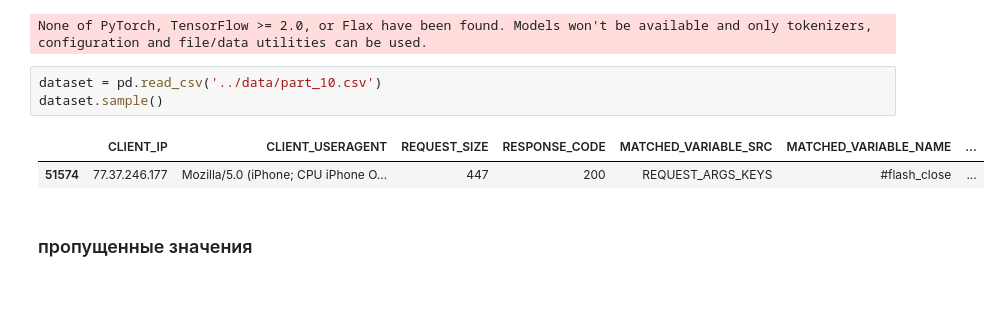
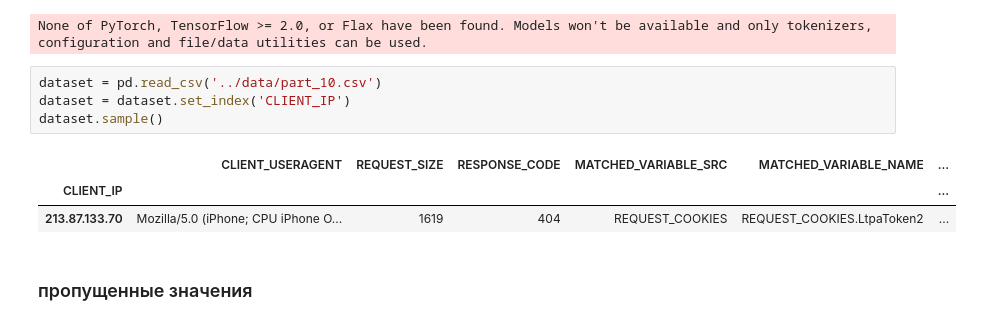
Before and after one commit to zhuravlstrogo/HarmfulHTTP, a Jupyter notebook: notebooks/0.1.feature_transform.ipynb, the cells around one changed output. Cells and saved outputs as stored; diff of their text form; blank space fills up the shorter version.

```diff
--- a/notebooks/0.1.feature_transform.ipynb
+++ b/notebooks/0.1.feature_transform.ipynb
@@ -23,10 +23,12 @@ warnings.filterwarnings("ignore")
 None of PyTorch, TensorFlow >= 2.0, or Flax have been found. Models won't be available and only tokenizers, configuration and file/data utilities can be used.
 # %%
 dataset = pd.read_csv('../data/part_10.csv')
+dataset = dataset.set_index('CLIENT_IP')
 dataset.sample()
 # %% [output]
-|  | CLIENT_IP | CLIENT_USERAGENT | REQUEST_SIZE | RESPONSE_CODE | MATCHED_VARIABLE_SRC | MATCHED_VARIABLE_NAME | ... |
-| 51574 | 77.37.246.177 | Mozilla/5.0 (iPhone; CPU iPhone O... | 447 | 200 | REQUEST_ARGS_KEYS | #flash_close | ... |
+|  | CLIENT_USERAGENT | REQUEST_SIZE | RESPONSE_CODE | MATCHED_VARIABLE_SRC | MATCHED_VARIABLE_NAME | ... |
+| CLIENT_IP |  |  |  |  |  | ... |
+| 213.87.133.70 | Mozilla/5.0 (iPhone; CPU iPhone O... | 1619 | 404 | REQUEST_COOKIES | REQUEST_COOKIES.LtpaToken2 | ... |
 # %% [markdown]
 ### пропущенные значения
 # %%
```
Also changed, not shown: parts of 22 cells of this notebook, 11 other files.
